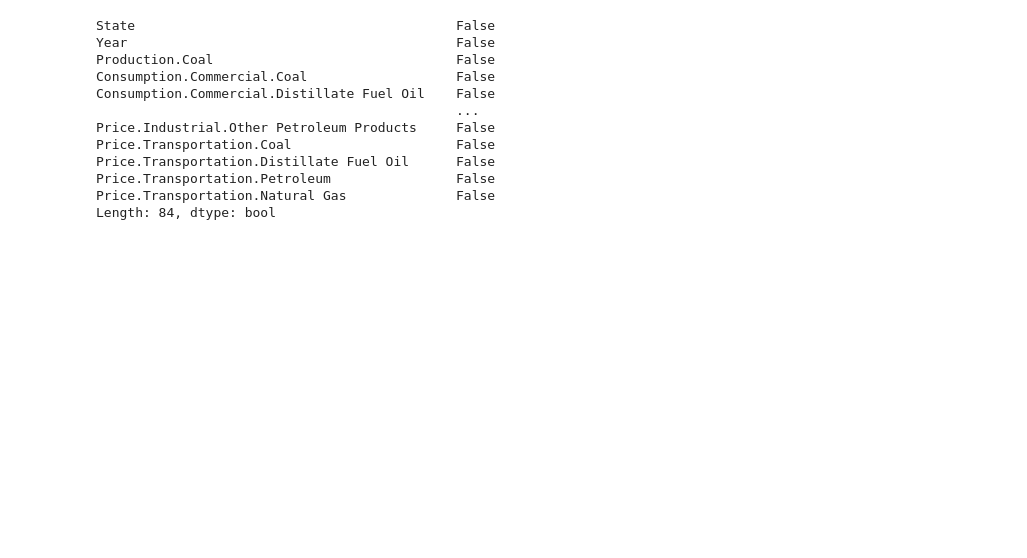
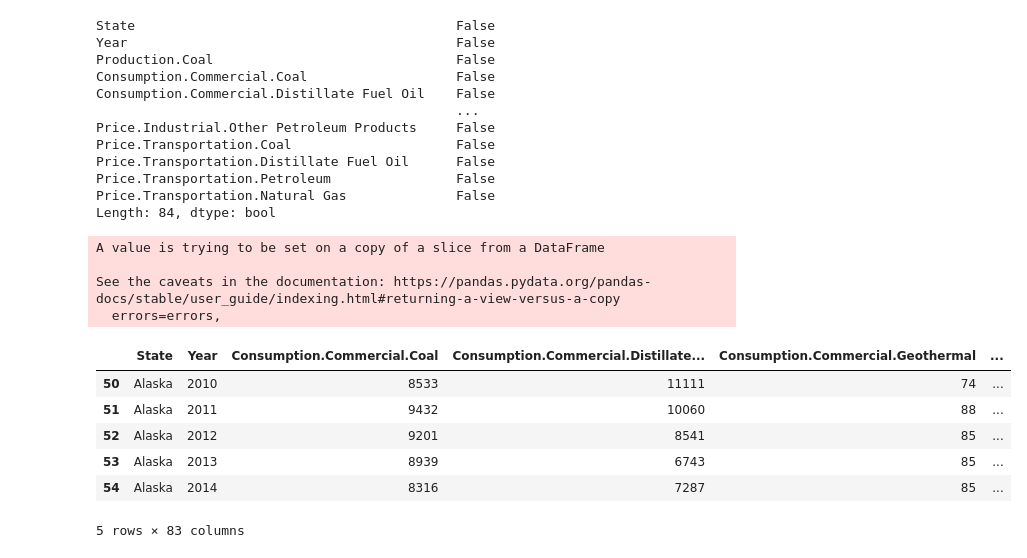
Before and after one commit to Tman5976/US_Energy_Analysis, a Jupyter notebook: ETL.ipynb, the cells around one changed output. Saved outputs shown, nothing was run; the diff lists cells and outputs as text; code cells hidden in the pictures; blank space fills up the shorter version.

```diff
--- a/ETL.ipynb
+++ b/ETL.ipynb
@@ -40,3 +40,18 @@ Price.Transportation.Distillate Fuel Oil      False
 Price.Transportation.Petroleum                False
 Price.Transportation.Natural Gas              False
 Length: 84, dtype: bool
+# %%
+energy10_19_df.drop("Production.Coal", axis=1, inplace=True)
+energy10_19_df.head()
+# %% [output]
+A value is trying to be set on a copy of a slice from a DataFrame
+
+See the caveats in the documentation: https://pandas.pydata.org/pandas-docs/stable/user_guide/indexing.html#returning-a-view-versus-a-copy
+  errors=errors,
+|  | State | Year | Consumption.Commercial.Coal | Consumption.Commercial.Distillate... | Consumption.Commercial.Geothermal | ... |
+| 50 | Alaska | 2010 | 8533 | 11111 | 74 | ... |
+| 51 | Alaska | 2011 | 9432 | 10060 | 88 | ... |
+| 52 | Alaska | 2012 | 9201 | 8541 | 85 | ... |
+| 53 | Alaska | 2013 | 8939 | 6743 | 85 | ... |
+| 54 | Alaska | 2014 | 8316 | 7287 | 85 | ... |
+5 rows × 83 columns
```
Also changed, not shown: parts of 4 cells of this notebook, 1 other file.
